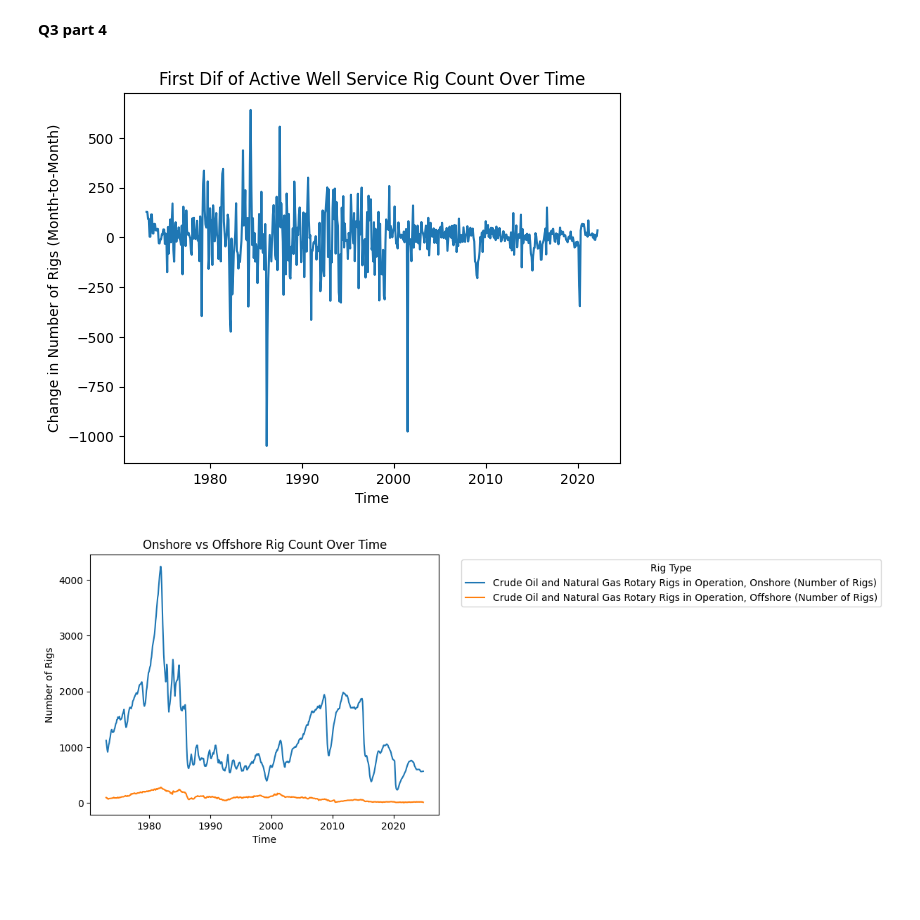
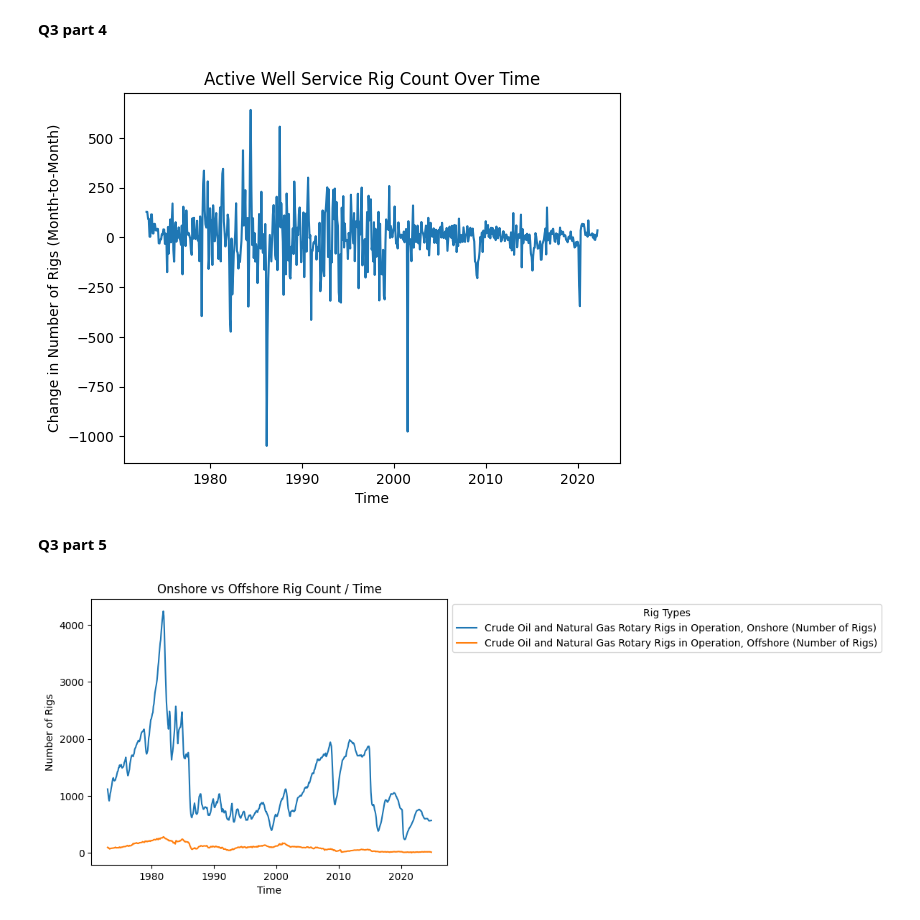
Before and after one commit to ap-vp/eda_assignment, a Jupyter notebook: assignment.ipynb, the cells around one changed output. Saved outputs shown, nothing was run; the diff lists cells and outputs as text; code cells hidden in the pictures; blank space fills up the shorter version.

```diff
--- a/assignment.ipynb
+++ b/assignment.ipynb
@@ -276,29 +275,26 @@ plt.show()
 # %% [markdown]
 **Q3 part 4**
 # %%
-drill['Active Well Service Rig Count (Number of Rigs)'] = pd. to_numeric(drill['Active Well Service Rig Count (Number of Rigs)'], errors='coerce')
 drill ['rig_count_diff'] = drill['Active Well Service Rig Count (Number of Rigs)'].diff()
 figure = sns.lineplot(data=drill, x='time', y='rig_count_diff')
-figure.set(title="First Dif of Active Well Service Rig Count Over Time", xlabel='Time', ylabel='Change in Number of Rigs (Month-to-Month)')
+figure.set(title="Active Well Service Rig Count Over Time", xlabel='Time', ylabel='Change in Number of Rigs (Month-to-Month)')
 plt. show()
 #this graph looks like a graph of data now. But the data is cramped and hard to read. It also has a lot of outliers that might be messing with the scaling
 # %% [output]
-[figure, old version]
+[figure, new version]
+# %% [markdown]
+**Q3 part 5**
 # %%
-#Question 5
-drill['Crude Oil and Natural Gas Rotary Rigs in Operation, Onshore (Number of Rigs)'] = pd.to_numeric(drill['Crude Oil and Natural Gas Rotary Rigs in Operation, Onshore (Number of Rigs)'])
-drill['Crude Oil and Natural Gas Rotary Rigs in Operation, Offshore (Number of Rigs)'] = pd.to_numeric(drill['Crude Oil and Natural Gas Rotary Rigs in Operation, Offshore (Number of Rigs)'])
-melted_drill = pd.melt(drill,
-                        id_vars=['time'],
+melted_drill = pd.melt(drill, id_vars=['time'],
                         value_vars=['Crude Oil and Natural Gas Rotary Rigs in Operation, Onshore (Number of Rigs)',
                                     'Crude Oil and Natural Gas Rotary Rigs in Operation, Offshore (Number of Rigs)'],
-                       var_name='rig_type',
-                       value_name='rig_count')
+                       var_name='rig_type', value_name='rig_count')
 figure = sns.lineplot(data=melted_drill, x='time', y='rig_count', hue='rig_type')
-figure.set(title="Onshore vs Offshore Rig Count Over Time", xlabel='Time', ylabel='Number of Rigs')
-plt.legend(title='Rig Type', bbox_to_anchor=(1.05, 1), loc='upper left')
-plt.tight_layout()
+figure.set(title="Onshore vs Offshore Rig Count / Time", xlabel='Time', ylabel='Number of Rigs')
+
+
+plt.legend(title='Rig Types', bbox_to_anchor=(1, 1), loc='upper left')
 plt.show()
-#description
+# creates a single plot with both on and off shore rig counts. This allows easier and cleaner data visualization to occur.
 # %% [output]
-[figure, old version]
+[figure, new version]
```
Also changed, not shown: parts of 3 cells of this notebook.
